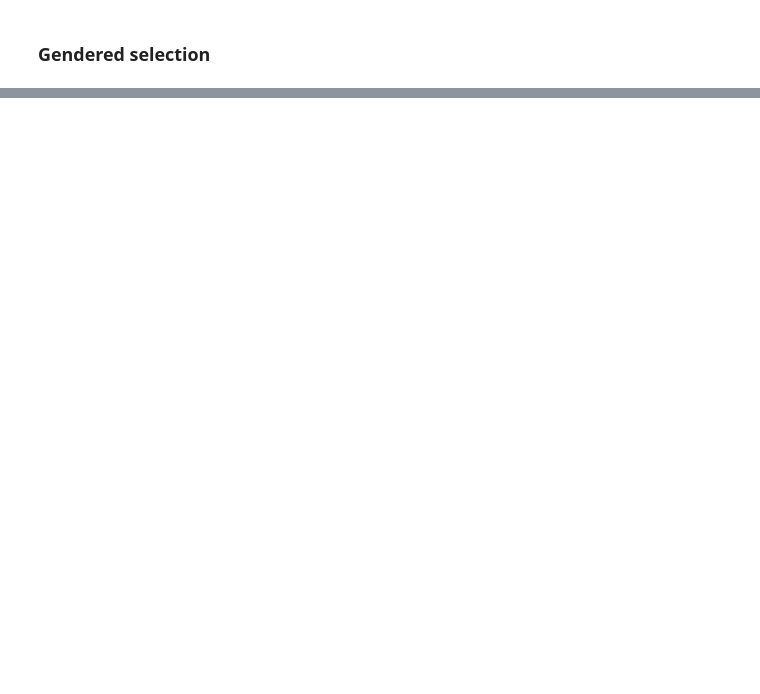
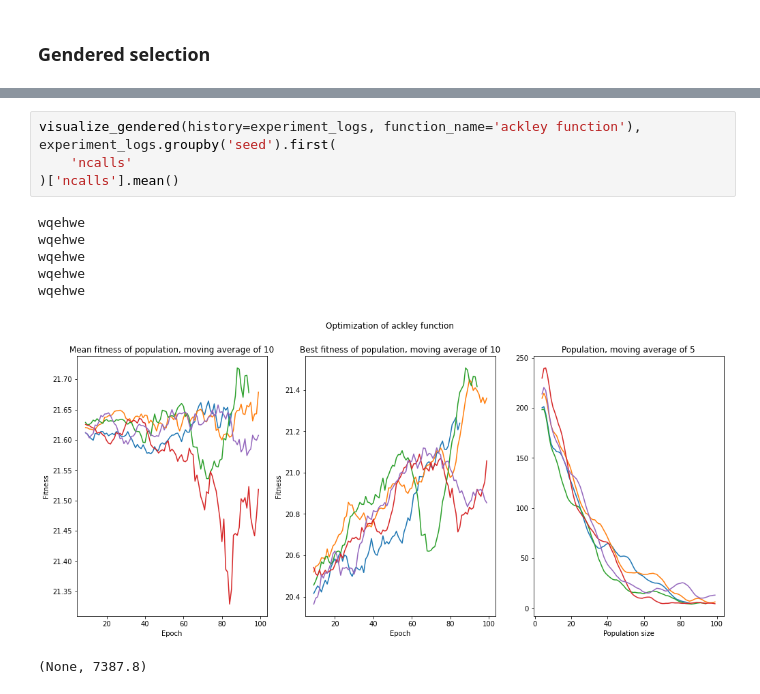
Before and after one commit to Arattel/Fuzzy_genetic_algorithms_implementations, a Jupyter notebook: efga.ipynb, the cells around one changed output, grey strips where cells are left out. Cells and saved outputs as stored; diff of their text form; blank space fills up the shorter version.

```diff
--- a/efga.ipynb
+++ b/efga.ipynb
@@ -175,0 +245,12 @@ wqehwe
+# %%
+visualize_gendered(history=experiment_logs, function_name='ackley function'), experiment_logs.groupby('seed').first(
+    'ncalls'
+)['ncalls'].mean()
+# %% [output]
+wqehwe
+wqehwe
+wqehwe
+wqehwe
+wqehwe
+[figure, added]
+(None, 7387.8)
```
Also changed, not shown: parts of 11 cells of this notebook, 2 other files.
